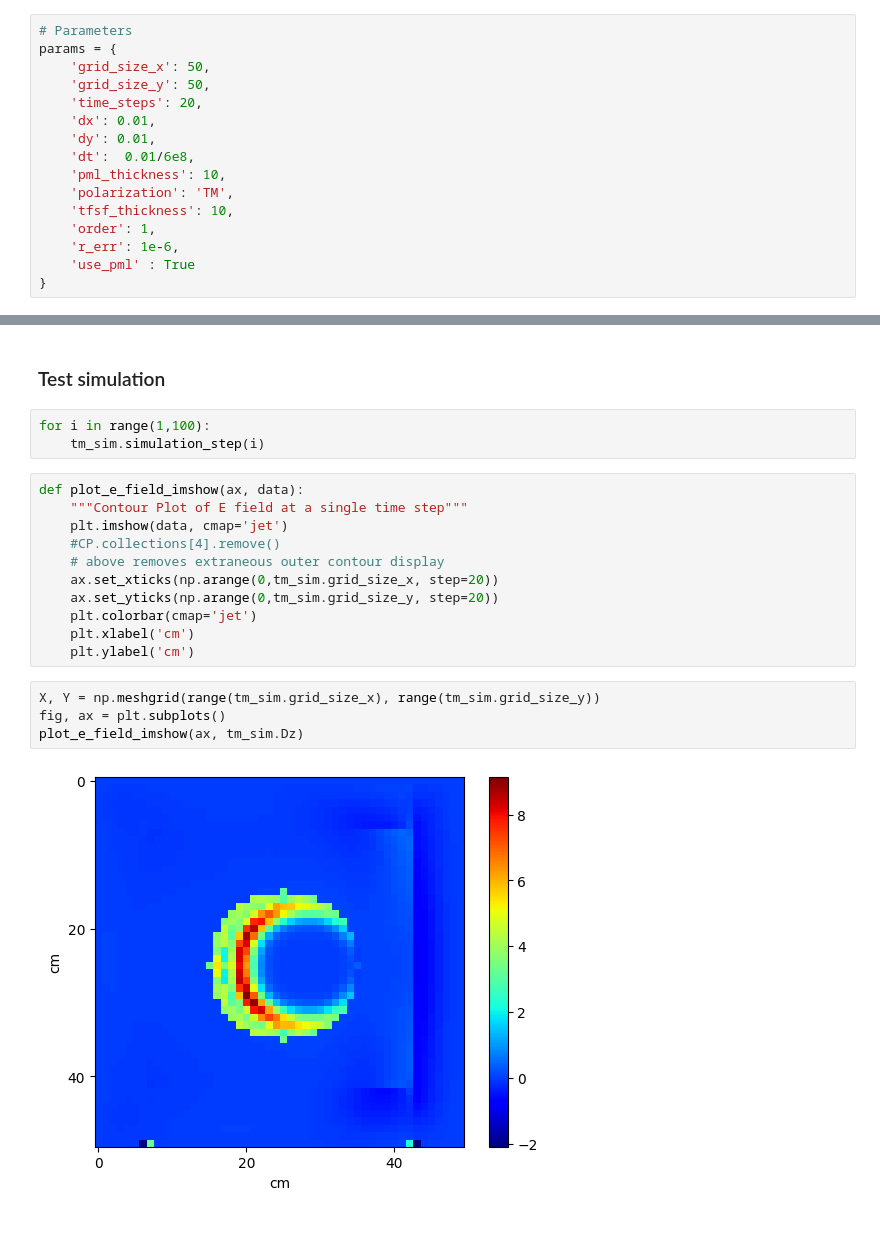
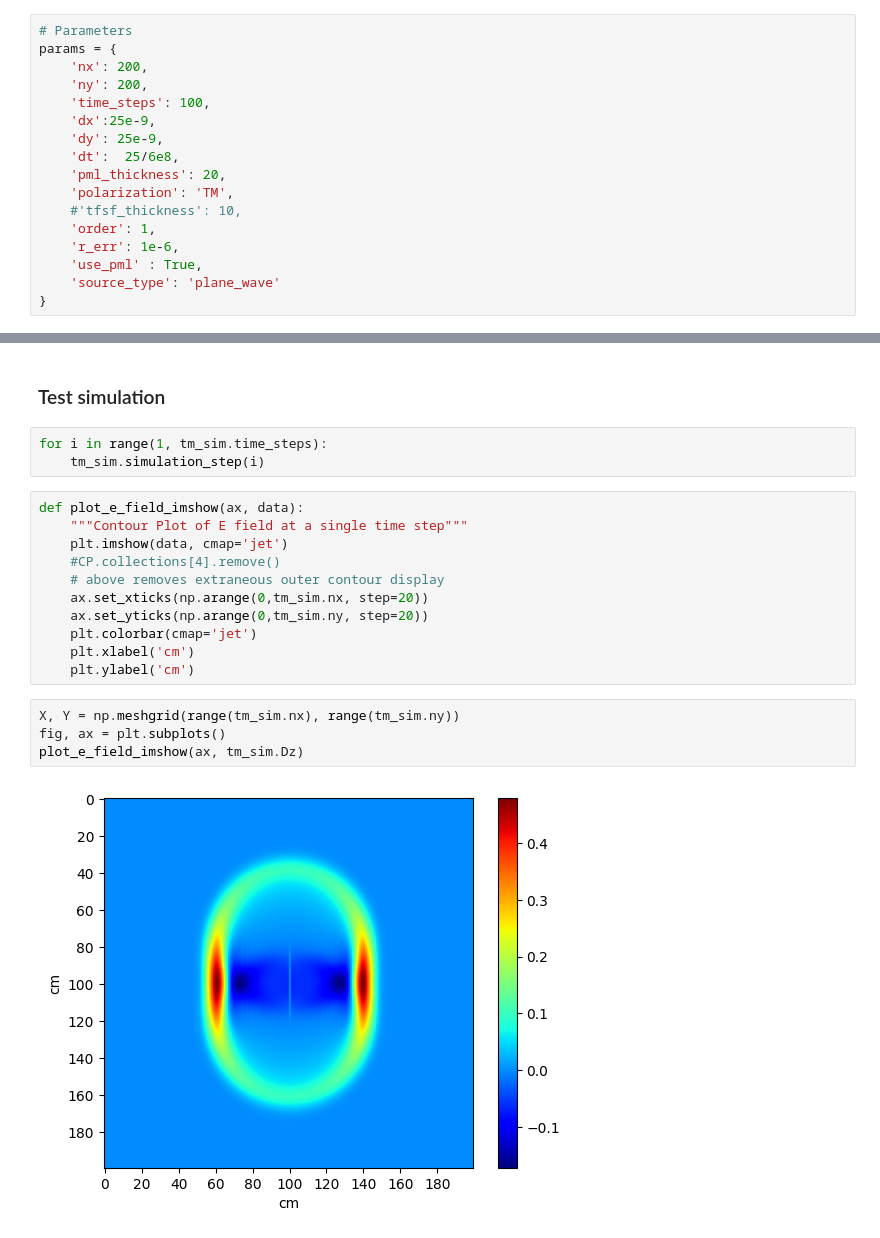
Before and after one commit to vlrmzz/tfdtd, a Jupyter notebook: tests.ipynb, the cells around one changed output, grey strips where cells are left out. Drawn from its saved outputs; the diff is of its cells as text.

```diff
--- a/tests.ipynb
+++ b/tests.ipynb
@@ -6,18 +6,19 @@ import numpy as np
 # %%
 # Parameters
 params = {
-    'grid_size_x': 50,
-    'grid_size_y': 50,
-    'time_steps': 20,
-    'dx': 0.01,
-    'dy': 0.01,
-    'dt':  0.01/6e8,
-    'pml_thickness': 10,
+    'nx': 200,
+    'ny': 200,
+    'time_steps': 100,
+    'dx':25e-9,
+    'dy': 25e-9,
+    'dt':  25/6e8,
+    'pml_thickness': 20,
     'polarization': 'TM',
-    'tfsf_thickness': 10,
+    #'tfsf_thickness': 10,
     'order': 1,
     'r_err': 1e-6,
-    'use_pml' : True
+    'use_pml' : True,
+    'source_type': 'plane_wave'
 }
 # %% [markdown]
 ### Testing initializations
@@ -53,7 +54,7 @@ plt.show()
 # %% [markdown]
 ### Test simulation
 # %%
-for i in range(1,100):
+for i in range(1, tm_sim.time_steps):
     tm_sim.simulation_step(i)
 # %%
 def plot_e_field_imshow(ax, data):
@@ -61,17 +62,17 @@ def plot_e_field_imshow(ax, data):
     plt.imshow(data, cmap='jet')
     #CP.collections[4].remove()
     # above removes extraneous outer contour display
-    ax.set_xticks(np.arange(0,tm_sim.grid_size_x, step=20))
-    ax.set_yticks(np.arange(0,tm_sim.grid_size_y, step=20))
+    ax.set_xticks(np.arange(0,tm_sim.nx, step=20))
+    ax.set_yticks(np.arange(0,tm_sim.ny, step=20))
     plt.colorbar(cmap='jet')
     plt.xlabel('cm')
     plt.ylabel('cm')
 # %%
-X, Y = np.meshgrid(range(tm_sim.grid_size_x), range(tm_sim.grid_size_y))
+X, Y = np.meshgrid(range(tm_sim.nx), range(tm_sim.ny))
 fig, ax = plt.subplots()
 plot_e_field_imshow(ax, tm_sim.Dz)
 # %% [output]
-[figure, old version]
+[figure, new version]
 # %%
 def plot_e_field(ax, data, timestep, label):
     """
```
Also changed, not shown: parts of 6 cells of this notebook, 4 other files.
